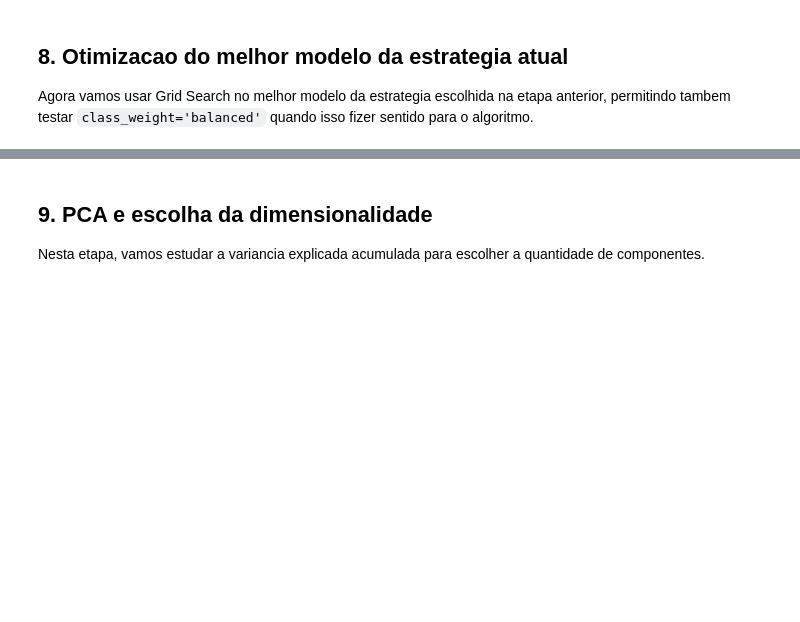
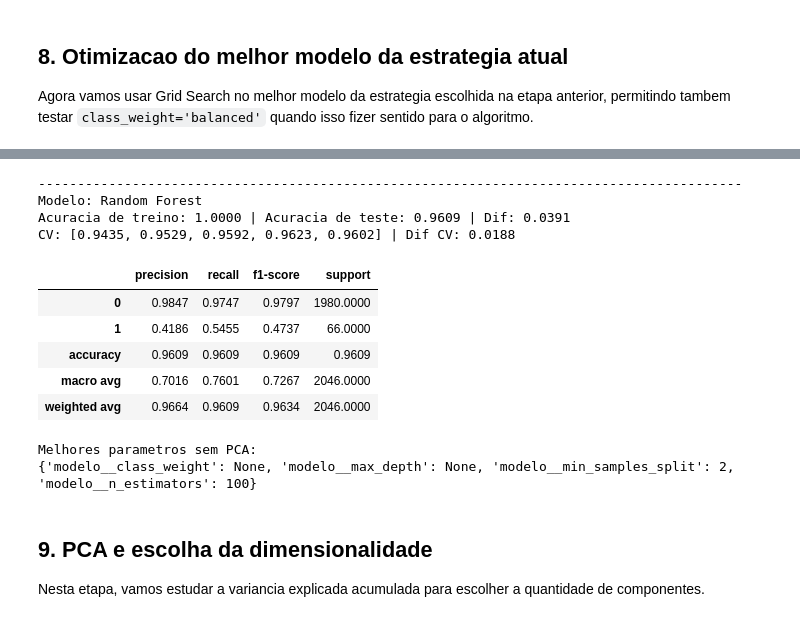
Before and after one commit to LeoGusmao/falencia_empresas, a Jupyter notebook: falencia_empresas.ipynb, the cells around one changed output, grey strips where cells are left out. Cells and saved outputs as stored; diff of their text form; code cells hidden in the pictures; blank space fills up the shorter version.

```diff
--- a/falencia_empresas.ipynb
+++ b/falencia_empresas.ipynb
@@ -518,27 +558,56 @@ grid_search_sem_pca.fit(X_treino, y_treino)
 # %%
 melhor_pipeline_sem_pca = grid_search_sem_pca.best_estimator_
+previsoes_treino_sem_pca = melhor_pipeline_sem_pca.predict(X_treino)
 previsoes_sem_pca = melhor_pipeline_sem_pca.predict(X_teste)
+
+acuracia_treino_sem_pca = accuracy_score(y_treino, previsoes_treino_sem_pca)
+acuracia_teste_sem_pca = accuracy_score(y_teste, previsoes_sem_pca)
+diferenca_acuracia_sem_pca = abs(acuracia_treino_sem_pca - acuracia_teste_sem_pca)
+scores_validacao_sem_pca = cross_val_score(
+    melhor_pipeline_sem_pca,
+    X_treino,
+    y_treino,
+    cv=5,
+    scoring='accuracy'
+)
+scores_cross_validation_sem_pca = [round(score, 4) for score in scores_validacao_sem_pca]
+diferenca_cross_validation_sem_pca = scores_validacao_sem_pca.max() - scores_validacao_sem_pca.min()
+
 relatorio_sem_pca = classification_report(
     y_teste,
     previsoes_sem_pca,
     output_dict=True,
     zero_division=0
 )
 
-tabela_resumo_sem_pca = pd.DataFrame([
-    {
-        'trilha_smote_escolhida': descricao_trilha_smote,
-        'melhor_modelo_sem_pca': melhor_modelo_base_ativo,
-        'melhor_score_validacao_sem_pca': grid_search_sem_pca.best_score_,
-        'acuracia_teste_sem_pca': accuracy_score(y_teste, previsoes_sem_pca)
-    }
-])
-
-display(tabela_resumo_sem_pca)
-display(gerar_tabela_classe_1_modelo(melhor_modelo_base_ativo, relatorio_sem_pca))
+print('-' * 90)
+print(f'Modelo: {melhor_modelo_base_ativo}')
+print(
+    f'Acuracia de treino: {acuracia_treino_sem_pca:.4f} | '
+    f'Acuracia de teste: {acuracia_teste_sem_pca:.4f} | '
+    f'Dif: {diferenca_acuracia_sem_pca:.4f}'
+)
+print(
+    f'CV: {scores_cross_validation_sem_pca} | '
+    f'Dif CV: {diferenca_cross_validation_sem_pca:.4f}'
+)
+print()
 display(gerar_tabela_relatorio_classificacao(relatorio_sem_pca))
 print('Melhores parametros sem PCA:')
 print(grid_search_sem_pca.best_params_)
+# %% [output]
+------------------------------------------------------------------------------------------
+Modelo: Random Forest
+Acuracia de treino: 1.0000 | Acuracia de teste: 0.9609 | Dif: 0.0391
+CV: [0.9435, 0.9529, 0.9592, 0.9623, 0.9602] | Dif CV: 0.0188
+|  | precision | recall | f1-score | support |
+| 0 | 0.9847 | 0.9747 | 0.9797 | 1980.0000 |
+| 1 | 0.4186 | 0.5455 | 0.4737 | 66.0000 |
+| accuracy | 0.9609 | 0.9609 | 0.9609 | 0.9609 |
+| macro avg | 0.7016 | 0.7601 | 0.7267 | 2046.0000 |
+| weighted avg | 0.9664 | 0.9609 | 0.9634 | 2046.0000 |
+Melhores parametros sem PCA:
+{'modelo__class_weight': None, 'modelo__max_depth': None, 'modelo__min_samples_split': 2, 'modelo__n_estimators': 100}
 # %% [markdown]
 ## 9. PCA e escolha da dimensionalidade
 
```
Also changed, not shown: parts of 8 cells of this notebook.
